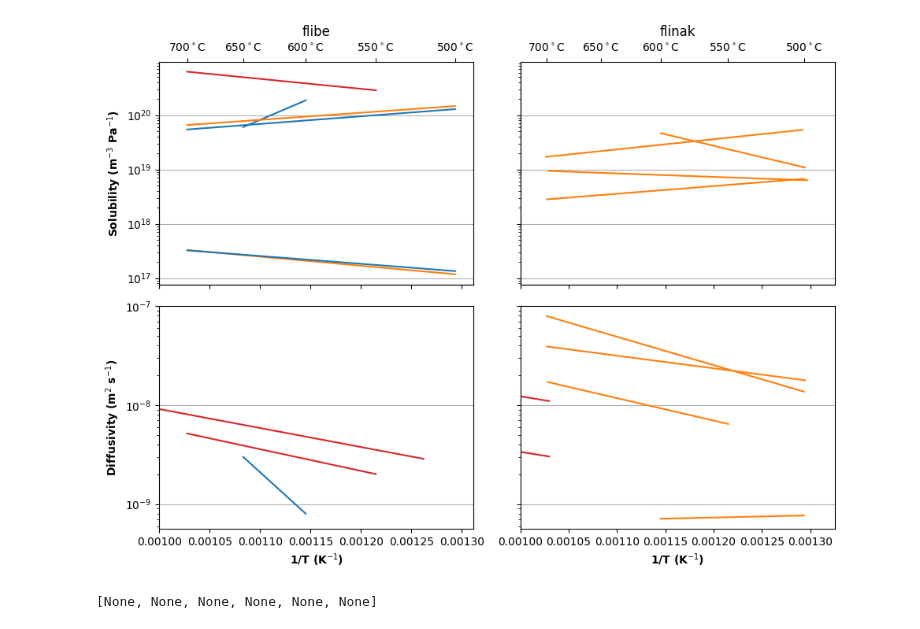
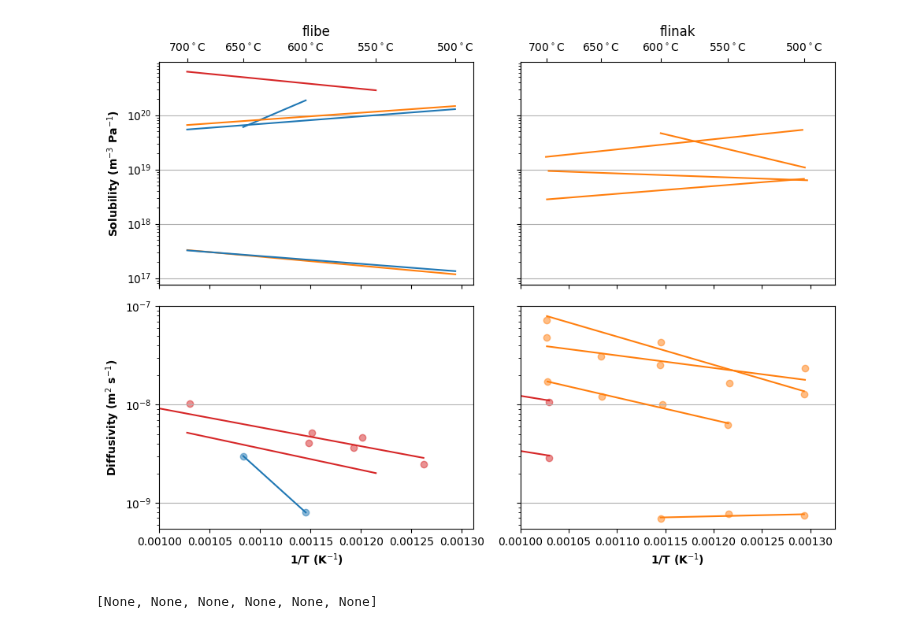
Before and after one commit to LIBRA-project/BABY-100-mL-runs, a Jupyter notebook: h_properties_libra.ipynb, the cells around one changed output. Cells and saved outputs as stored; diff of their text form; code cells hidden in the pictures.

```diff
--- a/h_properties_libra.ipynb
+++ b/h_properties_libra.ipynb
@@ -30,38 +30,39 @@ for col, mat in enumerate(["flibe", "flinak"]):
     salt_diffusivities = htm.diffusivities.filter(material=mat)
 
     for prop in salt_diffusivities:
-        htm.plotting.plot(prop, color=iso_to_colour[prop.isotope])
-
+        l, = htm.plotting.plot(prop, color=iso_to_colour[prop.isotope])
+        if prop.data_T is not None:
+            plt.scatter(1/prop.data_T, prop.data_y, color=l.get_color(), alpha=0.5)
     plt.yscale("log")
 
     plt.grid(axis="y")
 
     plt.xlim(left=0.0010)
 
     ax_temperature = axs[0][col].twiny()
     ax_temperature.set_xlim(axs[0][col].get_xlim())
 
     temperature_ticks = np.arange(700, 450, step=-50)  # C
     ax_temperature.set_xticks([1 / (T + 273.15) for T in temperature_ticks])
     ax_temperature.set_xticklabels([f"{T:.0f}$^\circ$C" for T in temperature_ticks])
     ax_temperature.figure.canvas.draw()
 
 
 for ax in [axs[1][0], axs[1][1]]:
     plt.sca(ax)
     plt.xlabel("1/T (K$^{-1}$)", weight="bold")
 
 axs[0][0].set_ylabel("Solubility (m$^{-3}$ Pa$^{-1}$)", weight="bold")
 axs[1][0].set_ylabel("Diffusivity (m$^{2}$ s$^{-1}$)", weight="bold")
 
 
 # TODO make this work
 # for ax in [*axs[0], *axs[1]]:
 #     ax.spines.right.set_visible(False)
 #     ax.spines.top.set_visible(False)
 plt.tight_layout()
 # %% [output]
-[figure, old version]
+[figure, new version]
 # %%
 
 moltensalt_diffusivities = htm.diffusivities.filter(material=["flibe", "flinak"])
```
